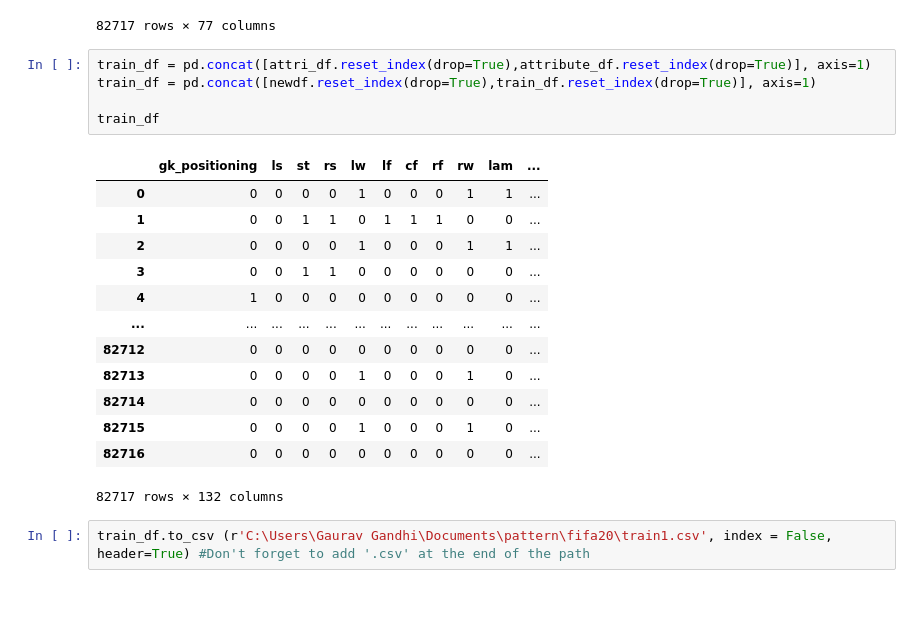
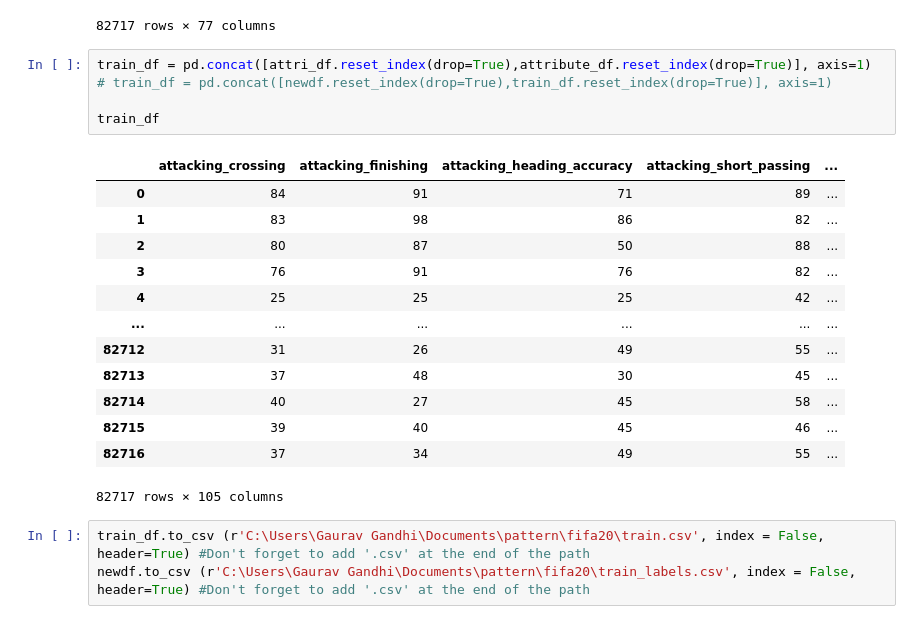
Before and after one commit to ApekshaAgnihotri/FIFA_Player_Position_Prediction, a Jupyter notebook: data1.ipynb, the cells around one changed output. Cells and saved outputs as stored; diff of their text form.

```diff
--- a/data1.ipynb
+++ b/data1.ipynb
@@ -253,22 +254,23 @@ attribute_df
 82717 rows × 77 columns
 # %%
 train_df = pd.concat([attri_df.reset_index(drop=True),attribute_df.reset_index(drop=True)], axis=1)
-train_df = pd.concat([newdf.reset_index(drop=True),train_df.reset_index(drop=True)], axis=1)
+# train_df = pd.concat([newdf.reset_index(drop=True),train_df.reset_index(drop=True)], axis=1)
 
 train_df
 # %% [output]
-|  | gk_positioning | ls | st | rs | lw | lf | cf | rf | rw | lam | ... |
-| 0 | 0 | 0 | 0 | 0 | 1 | 0 | 0 | 0 | 1 | 1 | ... |
-| 1 | 0 | 0 | 1 | 1 | 0 | 1 | 1 | 1 | 0 | 0 | ... |
-| 2 | 0 | 0 | 0 | 0 | 1 | 0 | 0 | 0 | 1 | 1 | ... |
-| 3 | 0 | 0 | 1 | 1 | 0 | 0 | 0 | 0 | 0 | 0 | ... |
-| 4 | 1 | 0 | 0 | 0 | 0 | 0 | 0 | 0 | 0 | 0 | ... |
-| ... | ... | ... | ... | ... | ... | ... | ... | ... | ... | ... | ... |
-| 82712 | 0 | 0 | 0 | 0 | 0 | 0 | 0 | 0 | 0 | 0 | ... |
-| 82713 | 0 | 0 | 0 | 0 | 1 | 0 | 0 | 0 | 1 | 0 | ... |
-| 82714 | 0 | 0 | 0 | 0 | 0 | 0 | 0 | 0 | 0 | 0 | ... |
-| 82715 | 0 | 0 | 0 | 0 | 1 | 0 | 0 | 0 | 1 | 0 | ... |
-| 82716 | 0 | 0 | 0 | 0 | 0 | 0 | 0 | 0 | 0 | 0 | ... |
+|  | attacking_crossing | attacking_finishing | attacking_heading_accuracy | attacking_short_passing | ... |
+| 0 | 84 | 91 | 71 | 89 | ... |
+| 1 | 83 | 98 | 86 | 82 | ... |
+| 2 | 80 | 87 | 50 | 88 | ... |
+| 3 | 76 | 91 | 76 | 82 | ... |
+| 4 | 25 | 25 | 25 | 42 | ... |
+| ... | ... | ... | ... | ... | ... |
+| 82712 | 31 | 26 | 49 | 55 | ... |
+| 82713 | 37 | 48 | 30 | 45 | ... |
+| 82714 | 40 | 27 | 45 | 58 | ... |
+| 82715 | 39 | 40 | 45 | 46 | ... |
+| 82716 | 37 | 34 | 49 | 55 | ... |
-82717 rows × 132 columns
+82717 rows × 105 columns
 # %%
-train_df.to_csv (r'C:\Users\Gaurav Gandhi\Documents\pattern\fifa20\train1.csv', index = False, header=True) #Don't forget to add '.csv' at the end of the path
+train_df.to_csv (r'C:\Users\Gaurav Gandhi\Documents\pattern\fifa20\train.csv', index = False, header=True) #Don't forget to add '.csv' at the end of the path
+newdf.to_csv (r'C:\Users\Gaurav Gandhi\Documents\pattern\fifa20\train_labels.csv', index = False, header=True) #Don't forget to add '.csv' at the end of the path
```
Also changed, not shown: parts of 1 cell of this notebook.
